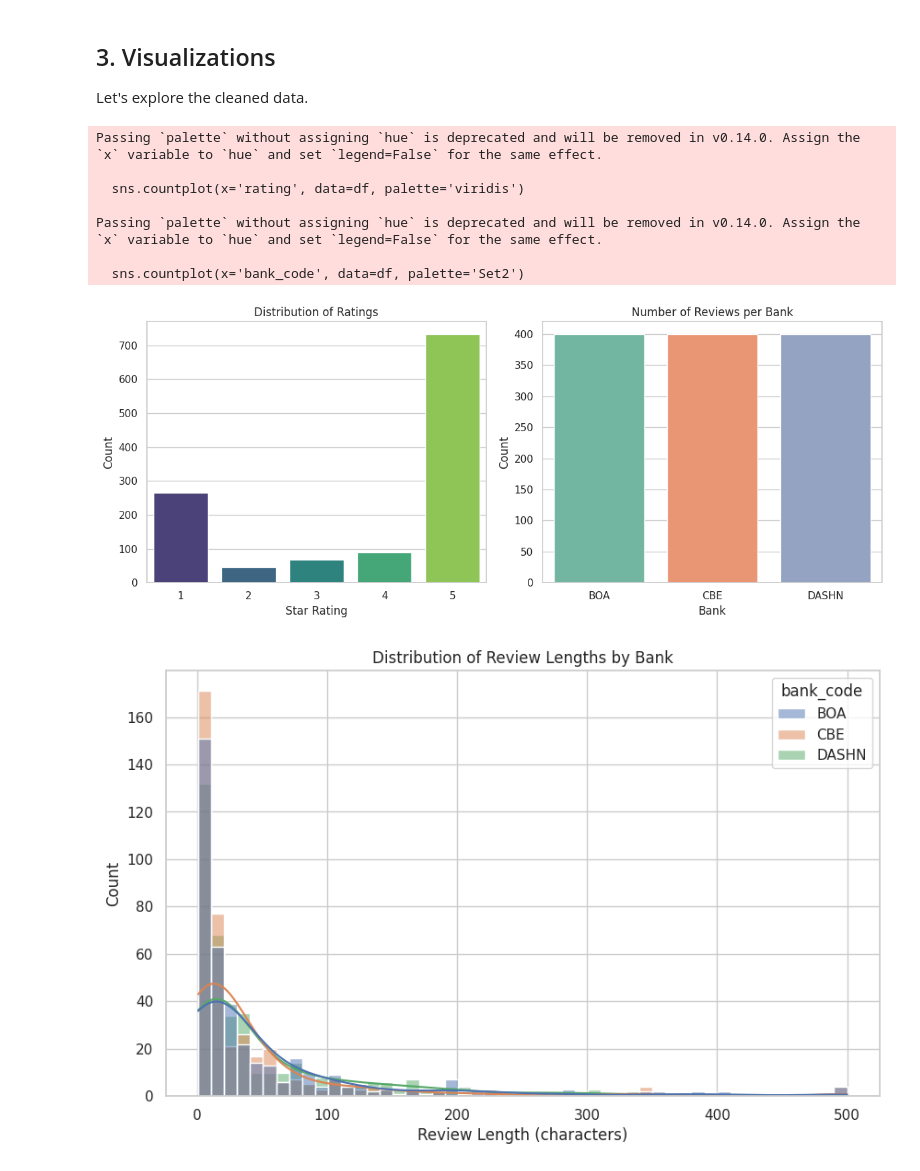
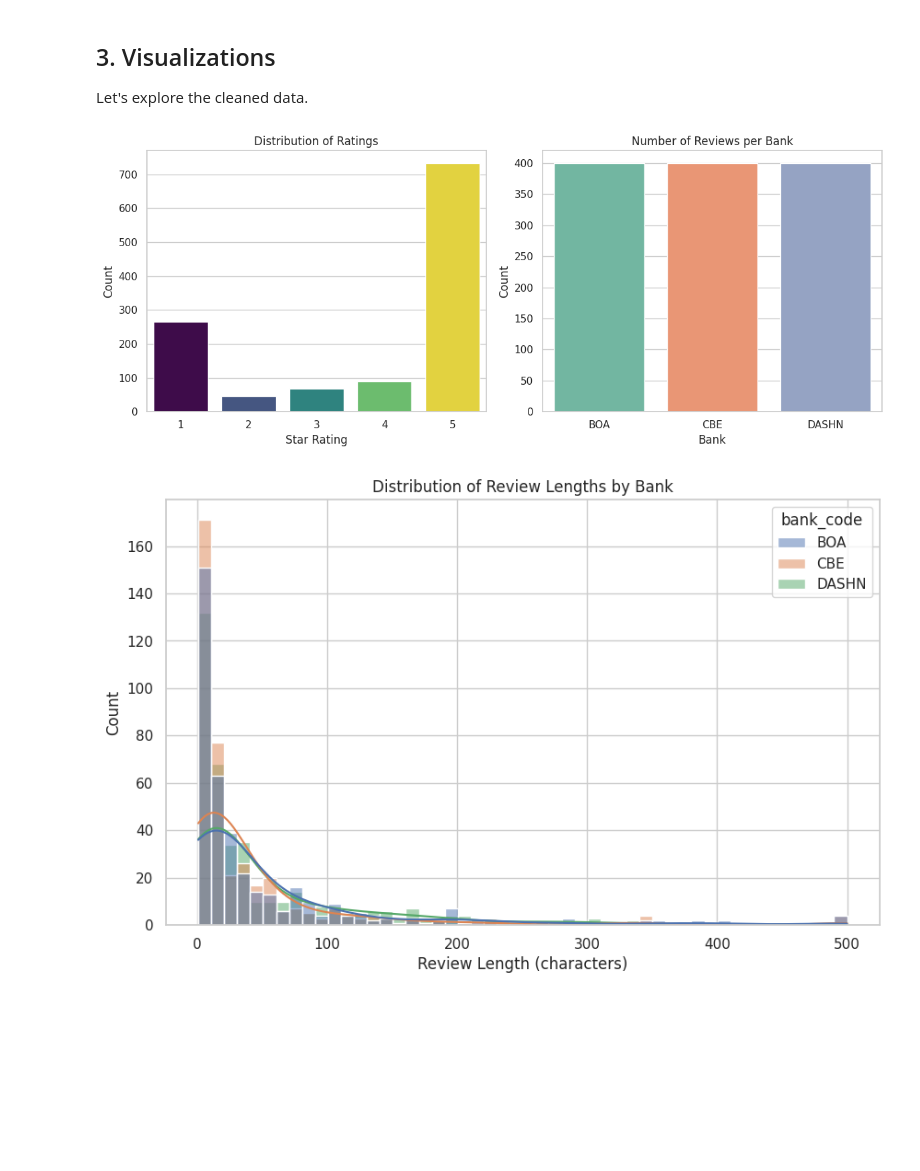
Before and after one commit to AffableMelon/Analytics-for-Fintech-Apps, a Jupyter notebook: src/notebooks/preprocessing_EDA.ipynb, the cells around one changed output. Cells and saved outputs as stored; diff of their text form; code cells hidden in the pictures; blank space fills up the shorter version.

Commit message:
fix: remove uncessary logs and fix error in plotting

```diff
--- a/src/notebooks/preprocessing_EDA.ipynb
+++ b/src/notebooks/preprocessing_EDA.ipynb
@@ -144,33 +144,26 @@ Let's explore the cleaned data.
 # %%
 # Set plot style
 sns.set(style="whitegrid")
 plt.figure(figsize=(12, 5))
 
 # 1. Ratings Distribution
 plt.subplot(1, 2, 1)
-sns.countplot(x='rating', data=df, palette='viridis')
+sns.countplot(x='rating', data=df, palette='viridis', hue="rating", legend=False)
 plt.title('Distribution of Ratings')
 plt.xlabel('Star Rating')
 plt.ylabel('Count')
 
 # 2. Reviews per Bank
 plt.subplot(1, 2, 2)
-sns.countplot(x='bank_code', data=df, palette='Set2')
+sns.countplot(x='bank_code', data=df, palette='Set2', hue="bank_code", legend=False)
 plt.title('Number of Reviews per Bank')
 plt.xlabel('Bank')
 plt.ylabel('Count')
 
 plt.tight_layout()
 plt.show()
 # %% [output]
-Passing `palette` without assigning `hue` is deprecated and will be removed in v0.14.0. Assign the `x` variable to `hue` and set `legend=False` for the same effect.
-
-  sns.countplot(x='rating', data=df, palette='viridis')
-
-Passing `palette` without assigning `hue` is deprecated and will be removed in v0.14.0. Assign the `x` variable to `hue` and set `legend=False` for the same effect.
-
-  sns.countplot(x='bank_code', data=df, palette='Set2')
-[figure, old version]
+[figure, new version]
 # %%
 # 3. Review Length Distribution
 plt.figure(figsize=(10, 6))
```
Also changed, not shown: parts of 2 cells of this notebook.
